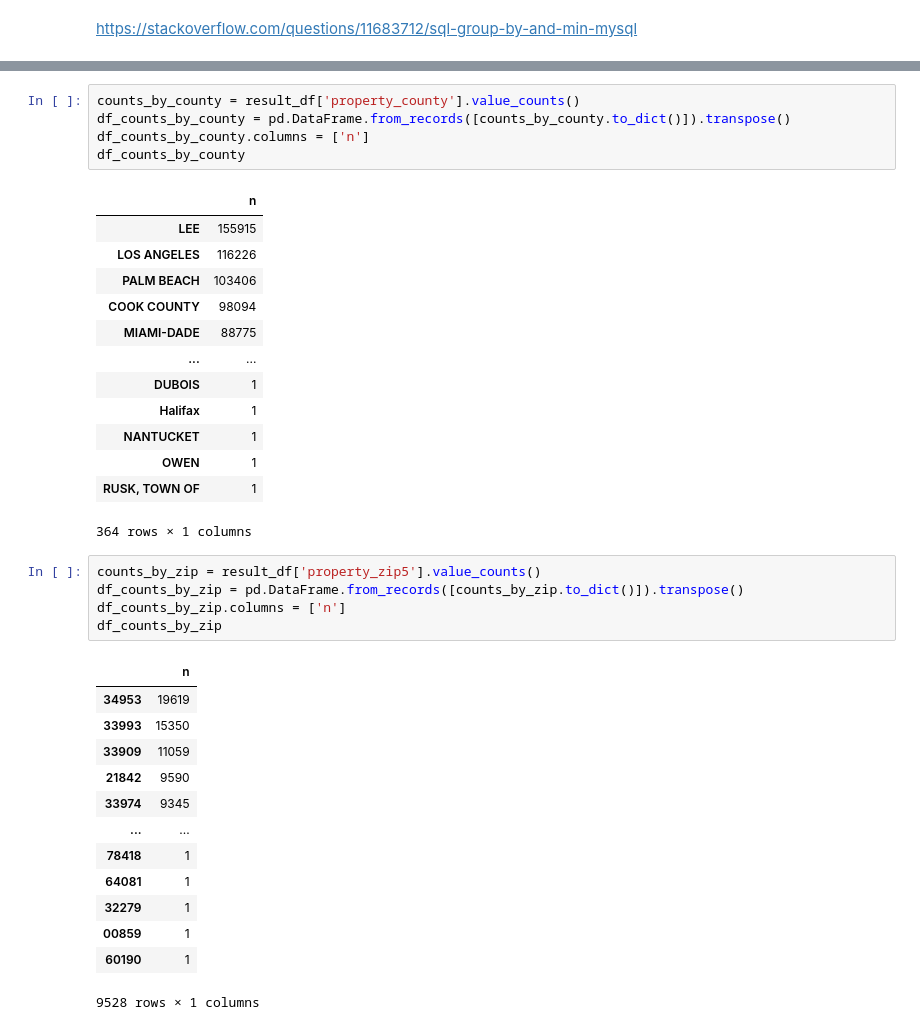
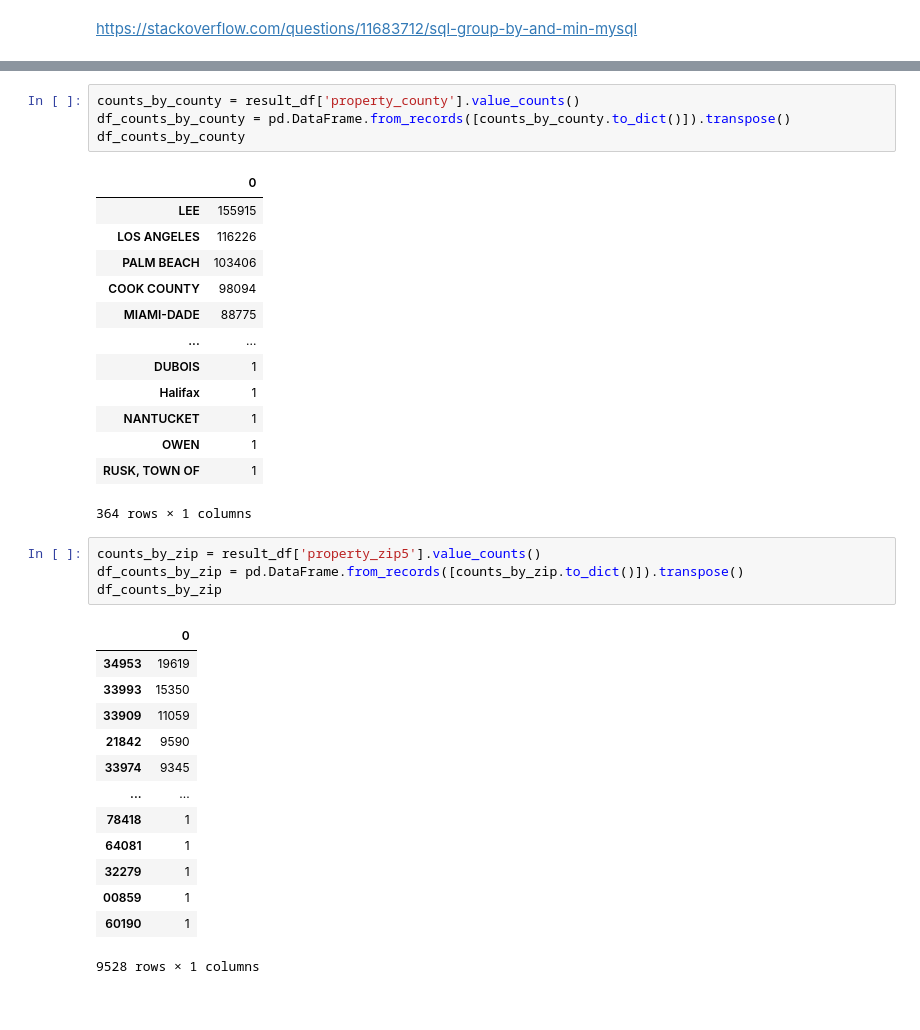
Before and after one commit to dolthub/data-analysis, a Jupyter notebook: nimby-vs-yimby/nimby-vs-yimby.ipynb, the cells around one changed output, grey strips where cells are left out. Drawn from its saved outputs; the diff is of its cells as text.

```diff
--- a/nimby-vs-yimby/nimby-vs-yimby.ipynb
+++ b/nimby-vs-yimby/nimby-vs-yimby.ipynb
@@ -79,10 +234,9 @@ df_counts_by_state
 # %%
 counts_by_county = result_df['property_county'].value_counts()
 df_counts_by_county = pd.DataFrame.from_records([counts_by_county.to_dict()]).transpose()
-df_counts_by_county.columns = ['n']
 df_counts_by_county
 # %% [output]
-|  | n |
+|  | 0 |
 | LEE | 155915 |
 | LOS ANGELES | 116226 |
 | PALM BEACH | 103406 |
@@ -98,10 +252,9 @@ df_counts_by_county
 # %%
 counts_by_zip = result_df['property_zip5'].value_counts()
 df_counts_by_zip = pd.DataFrame.from_records([counts_by_zip.to_dict()]).transpose()
-df_counts_by_zip.columns = ['n']
 df_counts_by_zip
 # %% [output]
-|  | n |
+|  | 0 |
 | 34953 | 19619 |
 | 33993 | 15350 |
 | 33909 | 11059 |
```
Also changed, not shown: parts of 9 cells of this notebook.
